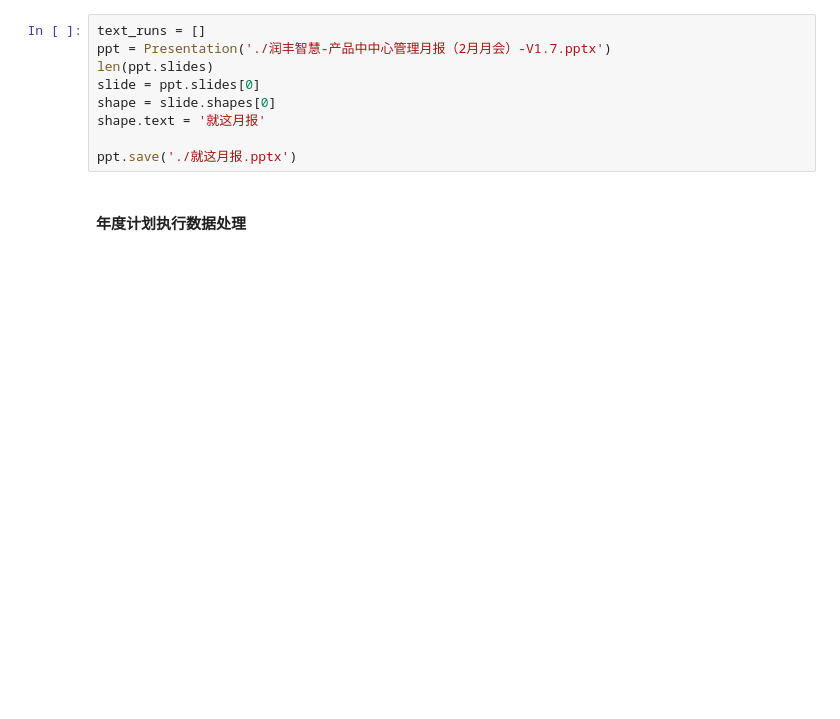
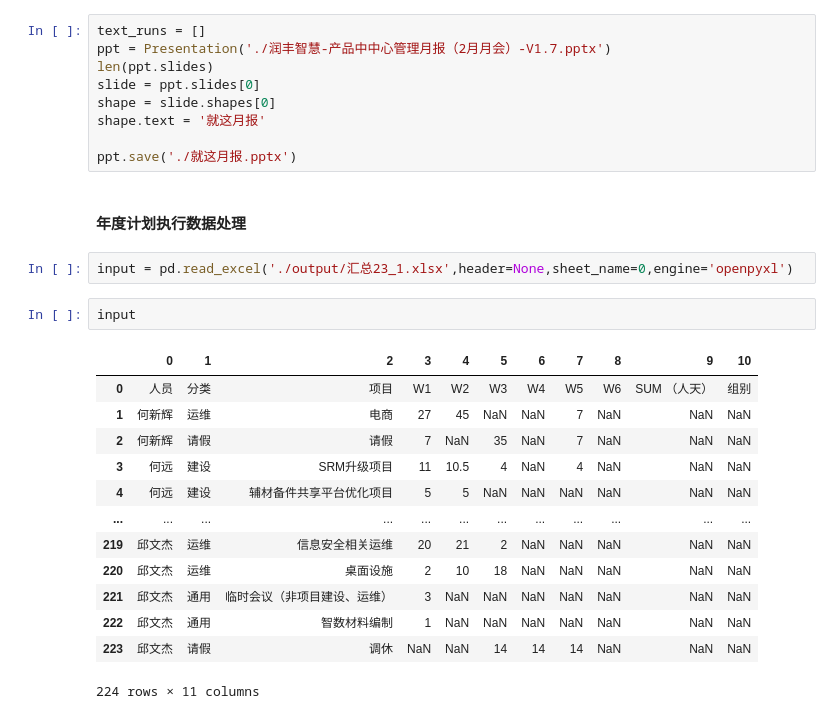
Before and after one commit to 851499540/weeksheet, a Jupyter notebook: script_v1.0_stab.ipynb, the cells around one changed output. Saved outputs shown, nothing was run; the diff lists cells and outputs as text; blank space fills up the shorter version.

```diff
--- a/script_v1.0_stab.ipynb
+++ b/script_v1.0_stab.ipynb
@@ -541,3 +551,21 @@ shape.text = '就这月报'
 ppt.save('./就这月报.pptx')
 # %% [markdown]
 #### 年度计划执行数据处理
+# %%
+input = pd.read_excel('./output/汇总23_1.xlsx',header=None,sheet_name=0,engine='openpyxl')
+# %%
+input
+# %% [output]
+|  | 0 | 1 | 2 | 3 | 4 | 5 | 6 | 7 | 8 | 9 | 10 |
+| 0 | 人员 | 分类 | 项目 | W1 | W2 | W3 | W4 | W5 | W6 | SUM （人天） | 组别 |
+| 1 | 何新辉 | 运维 | 电商 | 27 | 45 | NaN | NaN | 7 | NaN | NaN | NaN |
+| 2 | 何新辉 | 请假 | 请假 | 7 | NaN | 35 | NaN | 7 | NaN | NaN | NaN |
+| 3 | 何远 | 建设 | SRM升级项目 | 11 | 10.5 | 4 | NaN | 4 | NaN | NaN | NaN |
+| 4 | 何远 | 建设 | 辅材备件共享平台优化项目 | 5 | 5 | NaN | NaN | NaN | NaN | NaN | NaN |
+| ... | ... | ... | ... | ... | ... | ... | ... | ... | ... | ... | ... |
+| 219 | 邱文杰 | 运维 | 信息安全相关运维 | 20 | 21 | 2 | NaN | NaN | NaN | NaN | NaN |
+| 220 | 邱文杰 | 运维 | 桌面设施 | 2 | 10 | 18 | NaN | NaN | NaN | NaN | NaN |
+| 221 | 邱文杰 | 通用 | 临时会议（非项目建设、运维） | 3 | NaN | NaN | NaN | NaN | NaN | NaN | NaN |
+| 222 | 邱文杰 | 通用 | 智数材料编制 | 1 | NaN | NaN | NaN | NaN | NaN | NaN | NaN |
+| 223 | 邱文杰 | 请假 | 调休 | NaN | NaN | 14 | 14 | 14 | NaN | NaN | NaN |
+224 rows × 11 columns
```
Also changed, not shown: parts of 2 cells of this notebook, 4 other files.
